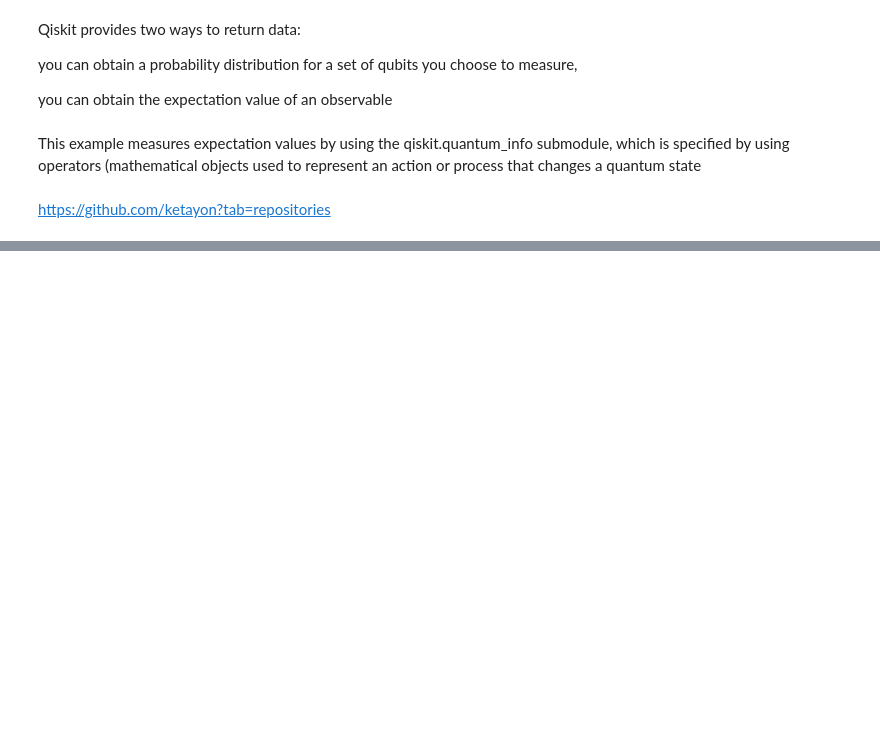
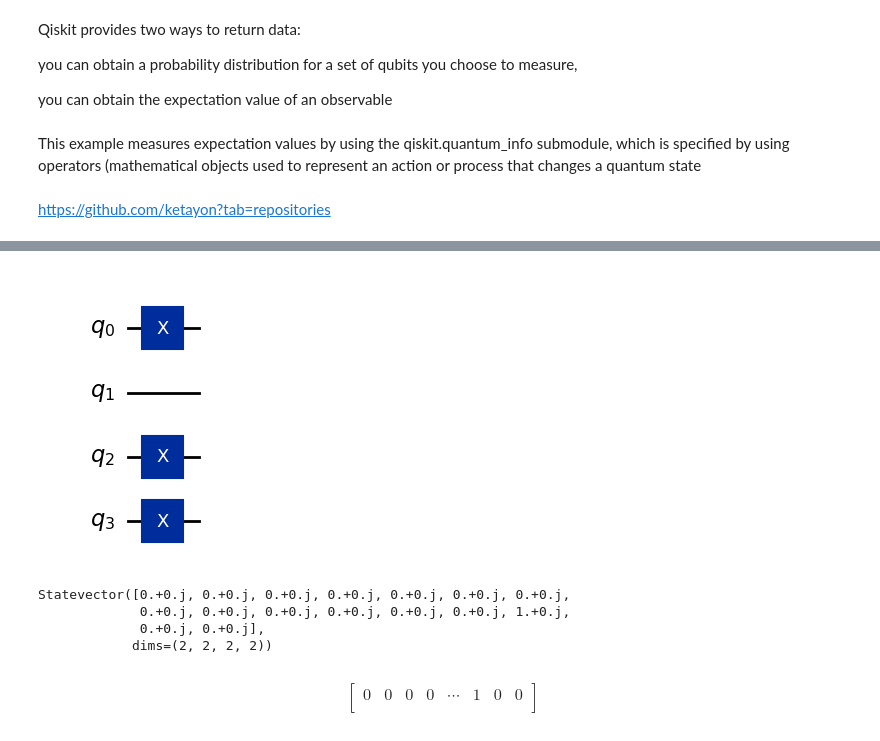
Before and after one commit to SAMANTA1401/Q_computing, a Jupyter notebook: qiskit/experiment.ipynb, the cells around one changed output, grey strips where cells are left out. Saved outputs shown, nothing was run; the diff lists cells and outputs as text; code cells hidden in the pictures; blank space fills up the shorter version.

```diff
--- a/qiskit/experiment.ipynb
+++ b/qiskit/experiment.ipynb
@@ -64,0 +118,6 @@ https://github.com/ketayon?tab=repositories
+# %%
+circuit = QuantumCircuit(4)
+circuit.x([0, 2, 3]) # apply not on 0, 2, 3
+circuit.draw(output='mpl')
+# %% [output]
+[figure, added]
@@ -64,0 +126,18 @@ https://github.com/ketayon?tab=repositories
+# %%
+compiled_circuit = transpile(circuit, simulator)
+sim_result = simulator.run(compiled_circuit).result()
+statevector = sim_result.get_statevector()
+print(statevector)
+# %% [output]
+Statevector([0.+0.j, 0.+0.j, 0.+0.j, 0.+0.j, 0.+0.j, 0.+0.j, 0.+0.j,
+             0.+0.j, 0.+0.j, 0.+0.j, 0.+0.j, 0.+0.j, 0.+0.j, 1.+0.j,
+             0.+0.j, 0.+0.j],
+            dims=(2, 2, 2, 2))
+# %%
+array_to_latex(statevector)
+# %% [output]
+$$
+\begin{bmatrix}
+0 & 0 & 0 & 0 & \cdots & 1 & 0 & 0  \\
+ \end{bmatrix}
+$$
```
Also changed, not shown: parts of 15 cells of this notebook, 1 other file.
